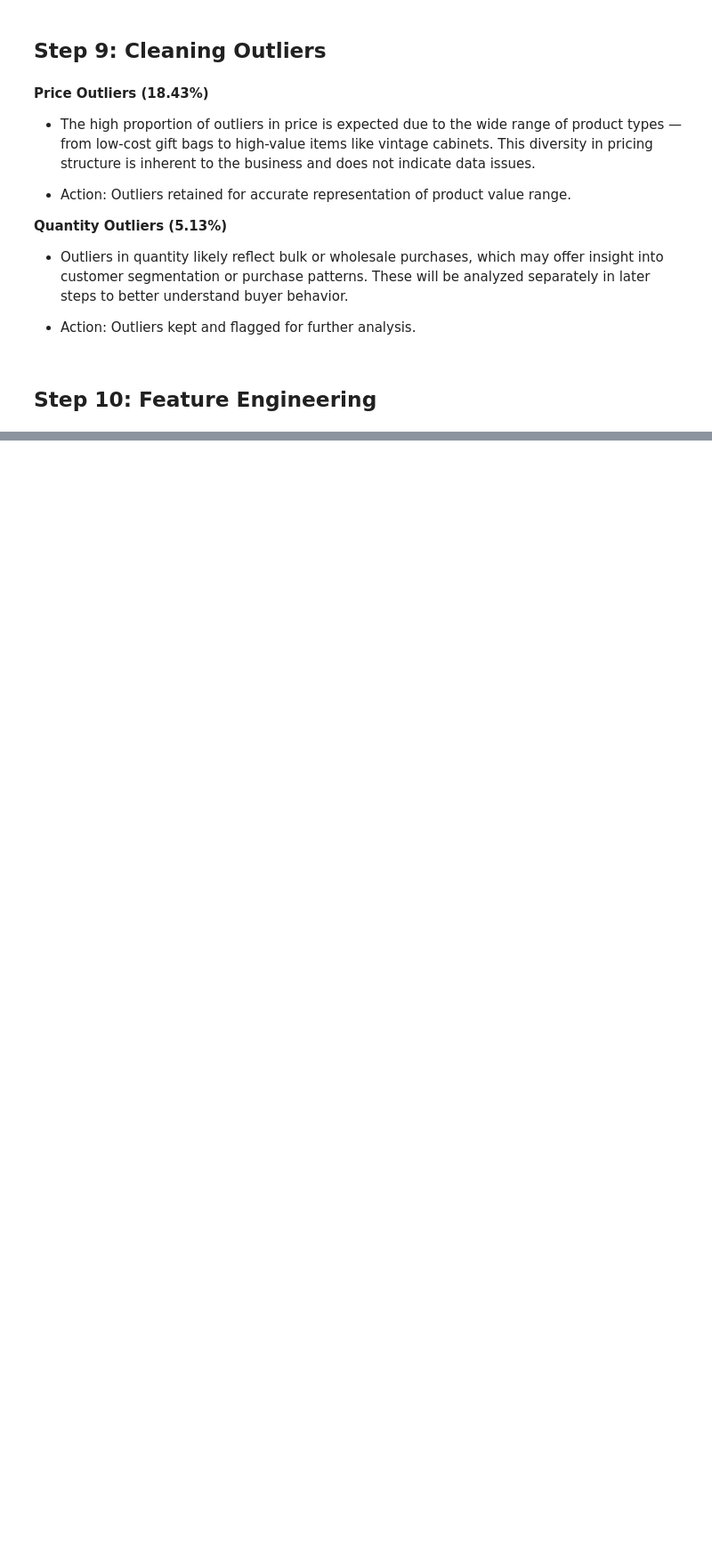
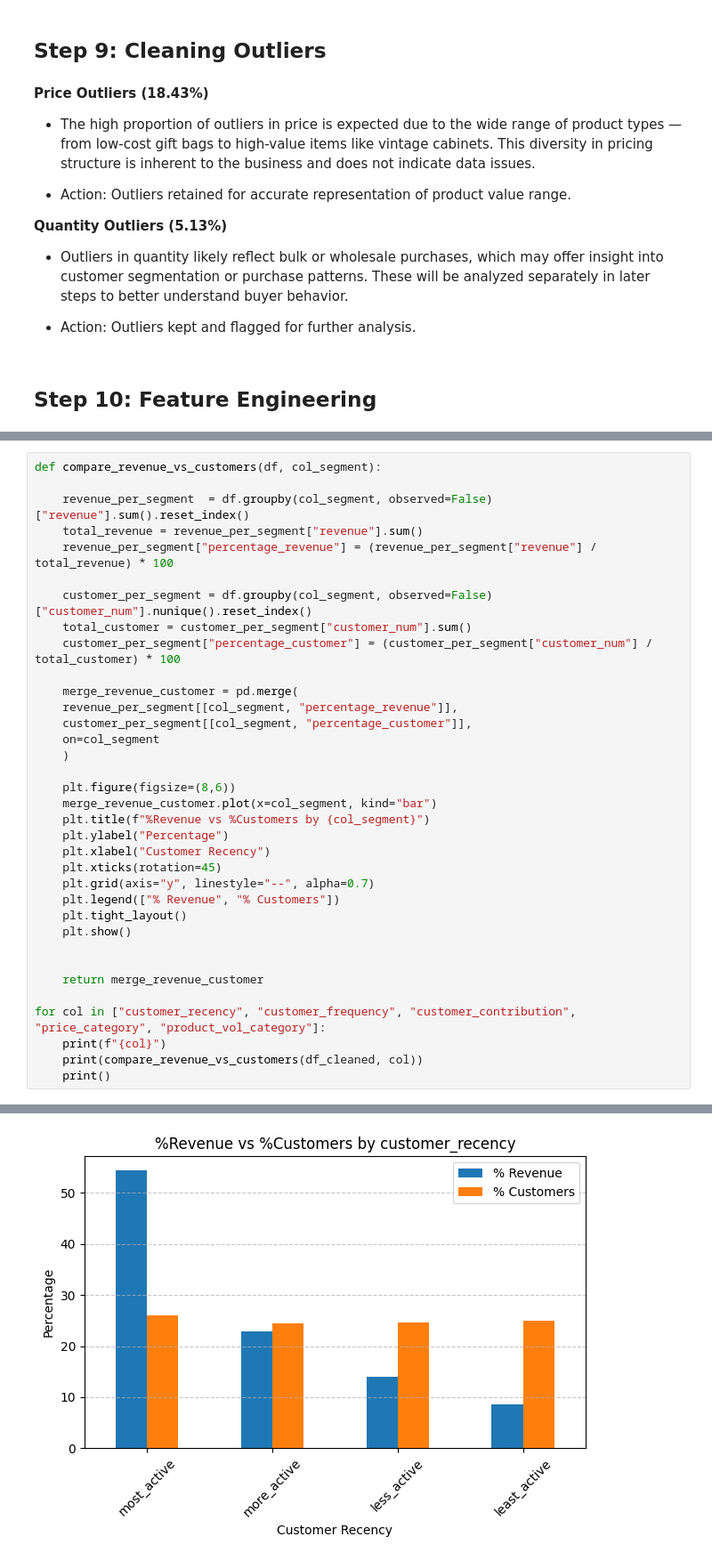
Before and after one commit to RammySubiate/e-commerce-data-analysis, a Jupyter notebook: analyis.ipynb, the cells around one changed output, grey strips where cells are left out. Shown: that part at 89% size. Saved outputs shown, nothing was run; the diff lists cells and outputs as text; blank space fills up the shorter version.

```diff
--- a/analyis.ipynb
+++ b/analyis.ipynb
@@ -613,0 +693,36 @@ Dont forget to create a scatter plot quantity, revenue, price
+# %%
+def compare_revenue_vs_customers(df, col_segment):
+
+    revenue_per_segment  = df.groupby(col_segment, observed=False)["revenue"].sum().reset_index()
+    total_revenue = revenue_per_segment["revenue"].sum()
+    revenue_per_segment["percentage_revenue"] = (revenue_per_segment["revenue"] / total_revenue) * 100
+
+    customer_per_segment = df.groupby(col_segment, observed=False)["customer_num"].nunique().reset_index()
+    total_customer = customer_per_segment["customer_num"].sum()
+    customer_per_segment["percentage_customer"] = (customer_per_segment["customer_num"] / total_customer) * 100
+
+    merge_revenue_customer = pd.merge(
+    revenue_per_segment[[col_segment, "percentage_revenue"]],
+    customer_per_segment[[col_segment, "percentage_customer"]],
+    on=col_segment
+    )
+
+    plt.figure(figsize=(8,6))
+    merge_revenue_customer.plot(x=col_segment, kind="bar")
+    plt.title(f"%Revenue vs %Customers by {col_segment}")
+    plt.ylabel("Percentage")
+    plt.xlabel("Customer Recency")
+    plt.xticks(rotation=45)
+    plt.grid(axis="y", linestyle="--", alpha=0.7)
+    plt.legend(["% Revenue", "% Customers"])
+    plt.tight_layout()
+    plt.show()
+
+
+    return merge_revenue_customer
+
+for col in ["customer_recency", "customer_frequency", "customer_contribution", "price_category", "product_vol_category"]:
+    print(f"{col}")
+    print(compare_revenue_vs_customers(df_cleaned, col))
+    print()
+# %% [output]
@@ -613,0 +731 @@ Dont forget to create a scatter plot quantity, revenue, price
+[figure, added]
```
Also changed, not shown: parts of 18 cells of this notebook.
